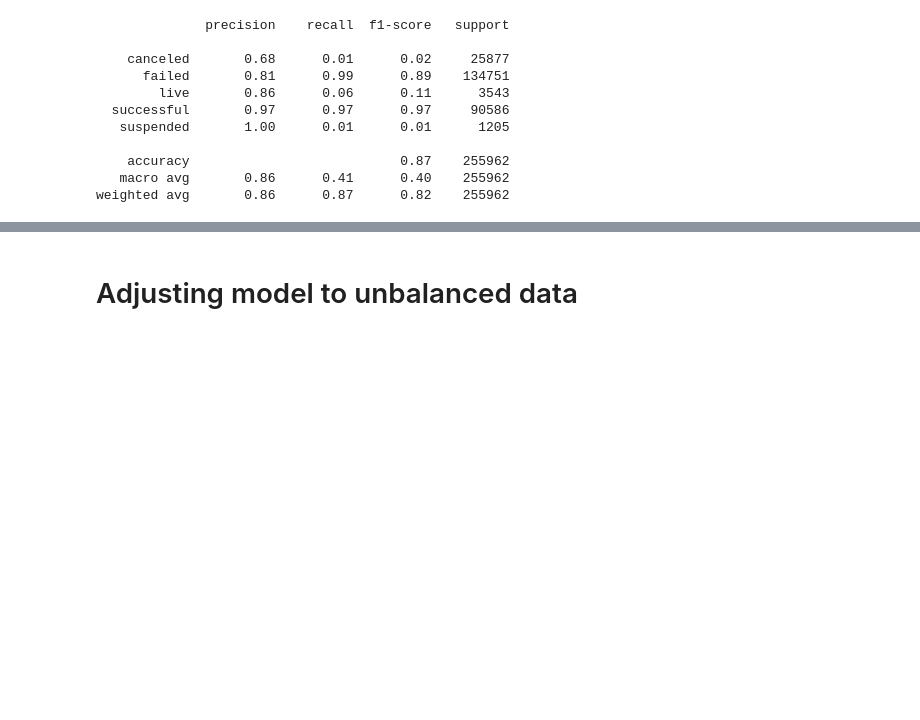
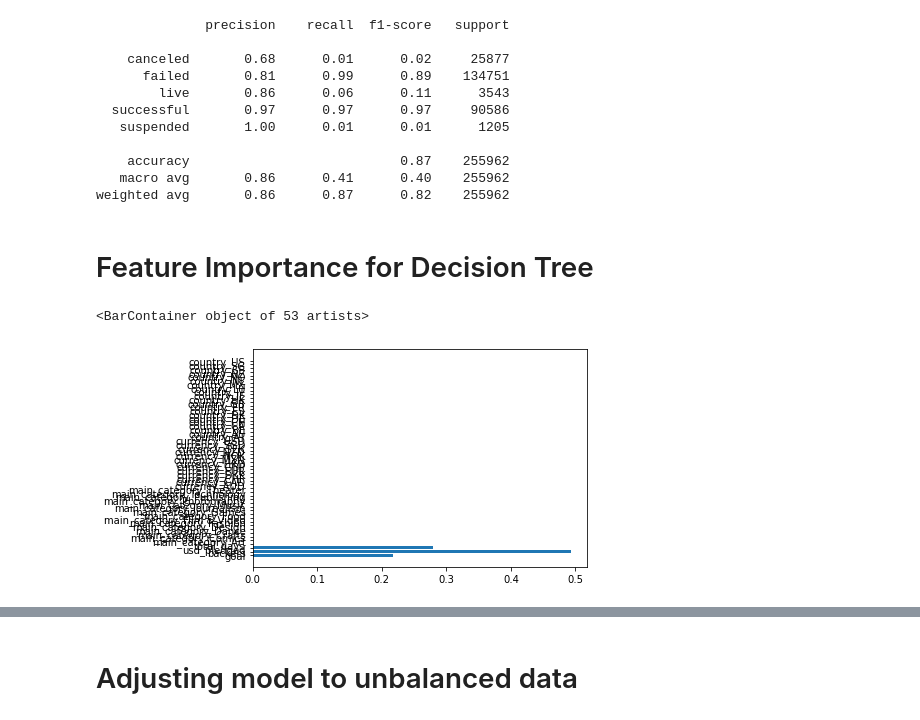
Before and after one commit to belindaleebl/kickstarter, a Jupyter notebook: 03.preprocessing-modeling-metrics.ipynb, the cells around one changed output, grey strips where cells are left out. Saved outputs shown, nothing was run; the diff lists cells and outputs as text; code cells hidden in the pictures; blank space fills up the shorter version.

Commit message:
added feature importance graphs

```diff
--- a/03.preprocessing-modeling-metrics.ipynb
+++ b/03.preprocessing-modeling-metrics.ipynb
@@ -118,3 +118,13 @@ weighted avg       0.86      0.87      0.82    255962
 # don't believe there is overfitting, because the weighted average for both the test and training
 # sets are very similar, around 0.86. The scores for failed and successful categories also recieved
 # identical scores.
+# %% [markdown]
+# Feature Importance for Decision Tree
+# %%
+importances = decision_tree.feature_importances_
+plt.barh(X_test.columns, importances)
+
+#this is really hard to see with all the different features, but it looks like there are really only 3 that made a difference
+# %% [output]
+<BarContainer object of 53 artists>
+[figure, added]
```
Also changed, not shown: parts of 13 cells of this notebook.
